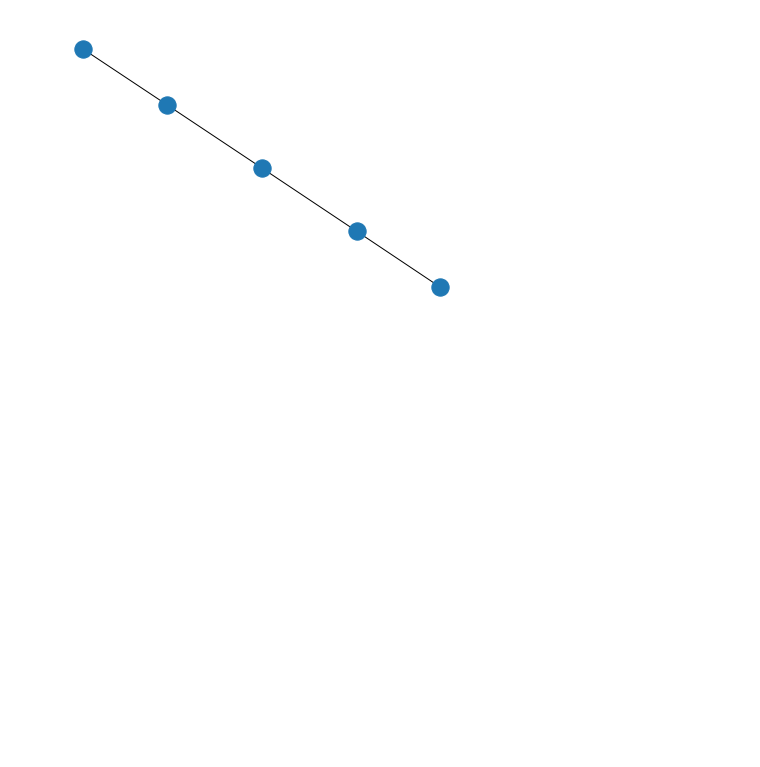
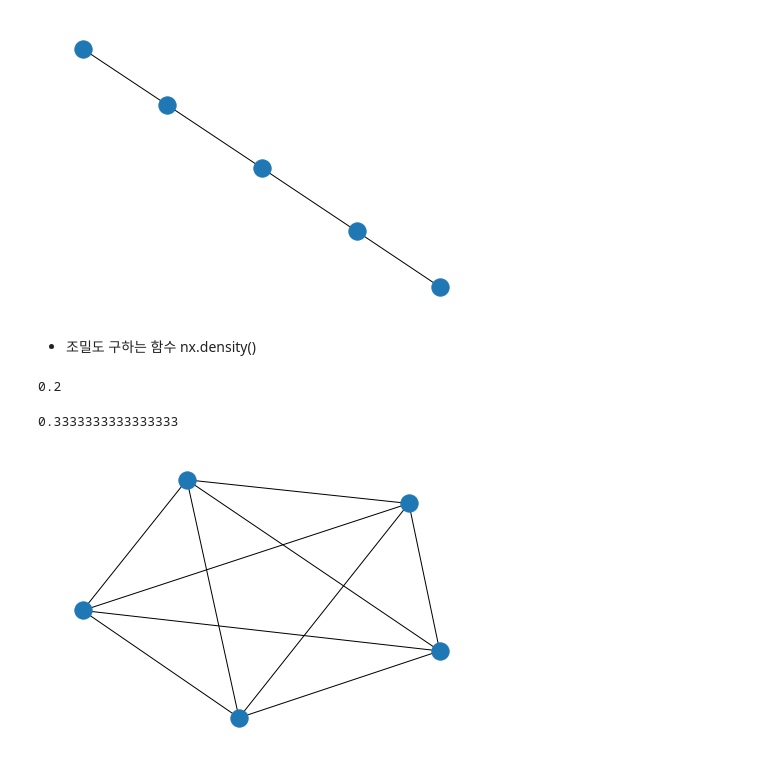
Before and after one commit to hamjang/network, a Jupyter notebook: chapter_1_1.ipynb, the cells around one changed output. Cells and saved outputs as stored; diff of their text form; code cells hidden in the pictures; blank space fills up the shorter version.

```diff
--- a/chapter_1_1.ipynb
+++ b/chapter_1_1.ipynb
@@ -74,3 +74,20 @@ P = nx.path_graph(5)
 nx.draw(P)
 # %% [output]
 [figure]
+# %% [markdown]
+ - 조밀도 구하는 함수 nx.density()
+# %%
+nx.density(G)
+# %% [output]
+0.2
+# %%
+nx.density(D)
+# %% [output]
+0.3333333333333333
+# %%
+K5 = nx.complete_graph(5)
+clique = nx.subgraph(K5, (0,1,2))
+# %%
+nx.draw(K5)
+# %% [output]
+[figure, added]
```
Also changed, not shown: parts of 18 cells of this notebook.
